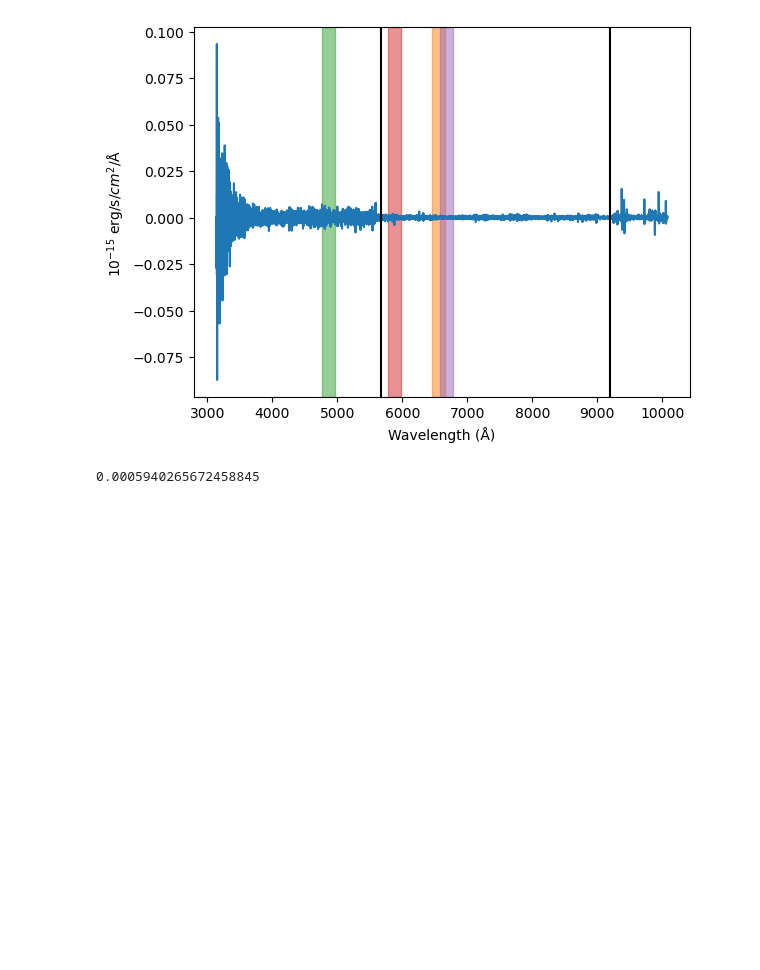
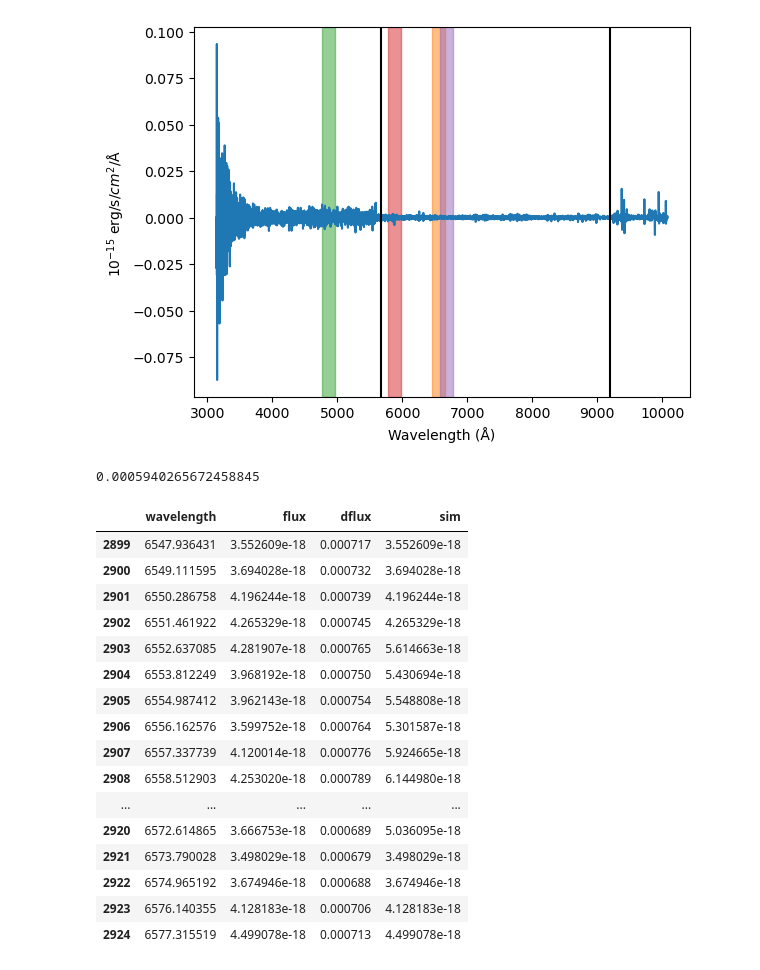
Before and after one commit to skvc22/sn2023bee, a Jupyter notebook: calibrate.ipynb, the cells around one changed output. Saved outputs shown, nothing was run; the diff lists cells and outputs as text; code cells hidden in the pictures; blank space fills up the shorter version.

```diff
--- a/calibrate.ipynb
+++ b/calibrate.ipynb
@@ -159,3 +176,62 @@ rms = spec.t.flux*(10**15)-(x*(10**15))
 uncert = tstd(spec.t.flux[valid_ixs]*(10**15)-(x[valid_ixs]*(10**15)))
 # %% [output]
 0.0005940265672458845
+# %%
+# sofia's code
+class Gaussian:
+    def __init__(self, sigma, peak_appmag):
+        self.peak_appmag = peak_appmag
+        self.sigma = sigma
+        self.g = self.new_gaussian(peak_appmag, sigma)
+
+    def new_gaussian(self, peak_flux, sigma):
+        x = np.arange(-100,100,.01)
+        g1 = Gaussian1D(amplitude=peak_flux, stddev=sigma)(x)
+        g2 = Gaussian1D(amplitude=peak_flux, stddev=sigma)(x)
+
+        ind = np.argmin(abs(x))
+        g3 = np.copy(g1)
+        g3[ind:] = g2[ind:]
+        gauss = np.array([x,g3])
+        return gauss
+
+    # get interpolated function of gaussian at peak MJD (peak_mjd) and match to time array (mjds)
+    def gauss2fn(self, mjds, peak_mjd):
+        g = deepcopy(self.g)
+        g[0,:] += peak_mjd
+
+        # interpolate gaussian
+        fn = interp1d(g[0],g[1],bounds_error=False,fill_value=0)
+        fn = fn(mjds)
+        return fn
+
+    def __str__(self):
+        return f'Gaussian with peak app mag {self.peak_appmag:0.2f} and sigma_sim {self.sigma}'
+# %%
+gaussian = Gaussian(11, 3*uncert)
+
+halpha_ix = spec.ix_inrange('wavelength', halpha-11, halpha+11)
+broader = spec.ix_inrange('wavelength', halpha-15, halpha+15)
+
+simflux = gaussian.gauss2fn(spec.t.loc[halpha_ix,'wavelength'], halpha)
+spec.t['sim'] = spec.t['flux']
+spec.t.loc[halpha_ix,'sim'] += (simflux*c)
+spec.t.iloc[broader]
+# %% [output]
+|  | wavelength | flux | dflux | sim |
+| 2899 | 6547.936431 | 3.552609e-18 | 0.000717 | 3.552609e-18 |
+| 2900 | 6549.111595 | 3.694028e-18 | 0.000732 | 3.694028e-18 |
+| 2901 | 6550.286758 | 4.196244e-18 | 0.000739 | 4.196244e-18 |
+| 2902 | 6551.461922 | 4.265329e-18 | 0.000745 | 4.265329e-18 |
+| 2903 | 6552.637085 | 4.281907e-18 | 0.000765 | 5.614663e-18 |
+| 2904 | 6553.812249 | 3.968192e-18 | 0.000750 | 5.430694e-18 |
+| 2905 | 6554.987412 | 3.962143e-18 | 0.000754 | 5.548808e-18 |
+| 2906 | 6556.162576 | 3.599752e-18 | 0.000764 | 5.301587e-18 |
+| 2907 | 6557.337739 | 4.120014e-18 | 0.000776 | 5.924665e-18 |
+| 2908 | 6558.512903 | 4.253020e-18 | 0.000789 | 6.144980e-18 |
+| ... | ... | ... | ... | ... |
+| 2920 | 6572.614865 | 3.666753e-18 | 0.000689 | 5.036095e-18 |
+| 2921 | 6573.790028 | 3.498029e-18 | 0.000679 | 3.498029e-18 |
+| 2922 | 6574.965192 | 3.674946e-18 | 0.000688 | 3.674946e-18 |
+| 2923 | 6576.140355 | 4.128183e-18 | 0.000706 | 4.128183e-18 |
+| 2924 | 6577.315519 | 4.499078e-18 | 0.000713 | 4.499078e-18 |
```
Also changed, not shown: parts of 5 cells of this notebook.
